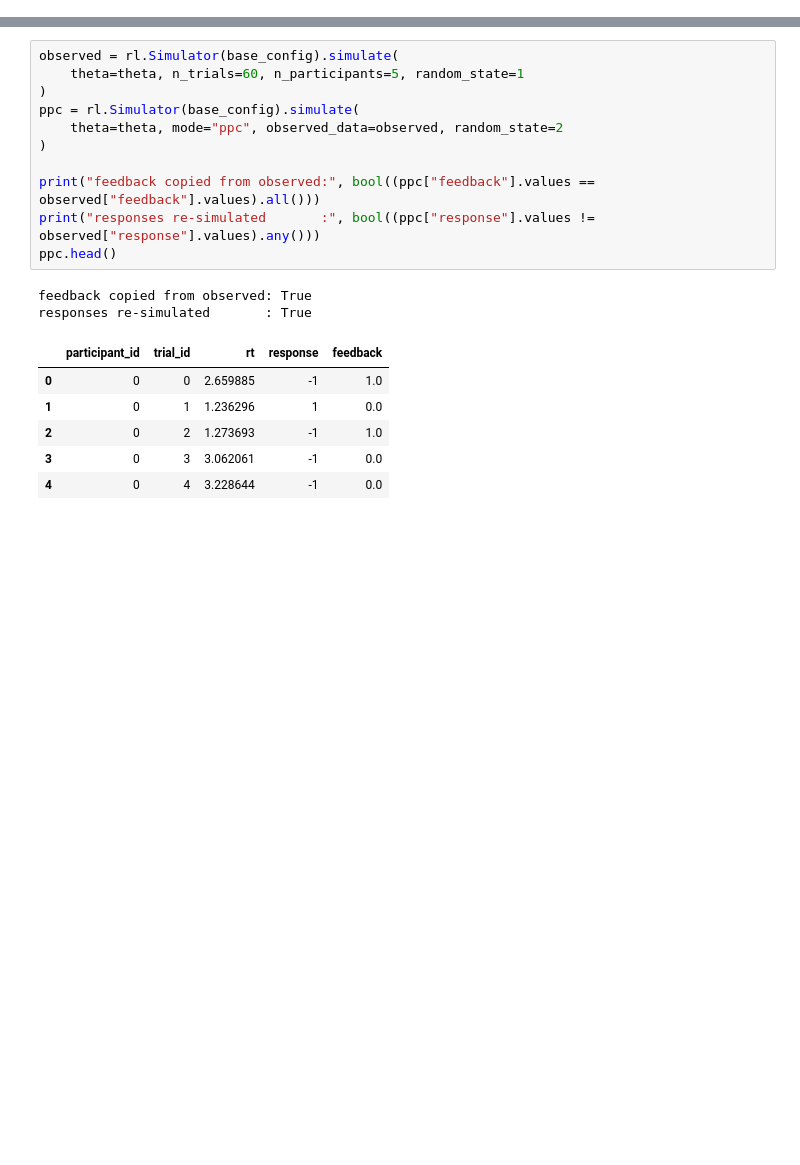
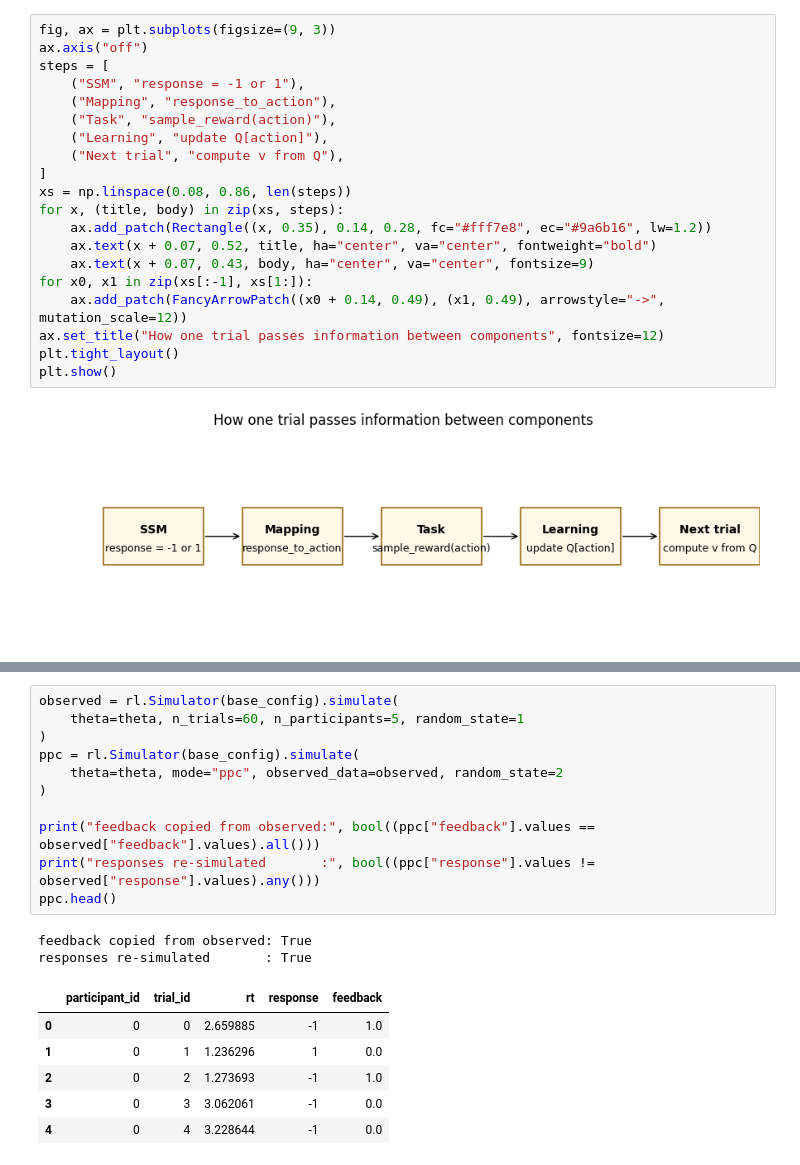
Before and after one commit to lnccbrown/ssm-simulators, a Jupyter notebook: docs/core_tutorials/rlssm_advanced_tutorial.ipynb, the cells around one changed output, grey strips where cells are left out. Drawn from its saved outputs; the diff is of its cells as text; blank space fills up the shorter version.

```diff
--- a/docs/core_tutorials/rlssm_advanced_tutorial.ipynb
+++ b/docs/core_tutorials/rlssm_advanced_tutorial.ipynb
@@ -397,0 +211,22 @@ model reproduces behavior.
+# %%
+fig, ax = plt.subplots(figsize=(9, 3))
+ax.axis("off")
+steps = [
+    ("SSM", "response = -1 or 1"),
+    ("Mapping", "response_to_action"),
+    ("Task", "sample_reward(action)"),
+    ("Learning", "update Q[action]"),
+    ("Next trial", "compute v from Q"),
+]
+xs = np.linspace(0.08, 0.86, len(steps))
+for x, (title, body) in zip(xs, steps):
+    ax.add_patch(Rectangle((x, 0.35), 0.14, 0.28, fc="#fff7e8", ec="#9a6b16", lw=1.2))
+    ax.text(x + 0.07, 0.52, title, ha="center", va="center", fontweight="bold")
+    ax.text(x + 0.07, 0.43, body, ha="center", va="center", fontsize=9)
+for x0, x1 in zip(xs[:-1], xs[1:]):
+    ax.add_patch(FancyArrowPatch((x0 + 0.14, 0.49), (x1, 0.49), arrowstyle="->", mutation_scale=12))
+ax.set_title("How one trial passes information between components", fontsize=12)
+plt.tight_layout()
+plt.show()
+# %% [output]
+[figure, added]
```
Also changed, not shown: parts of 74 cells of this notebook.
